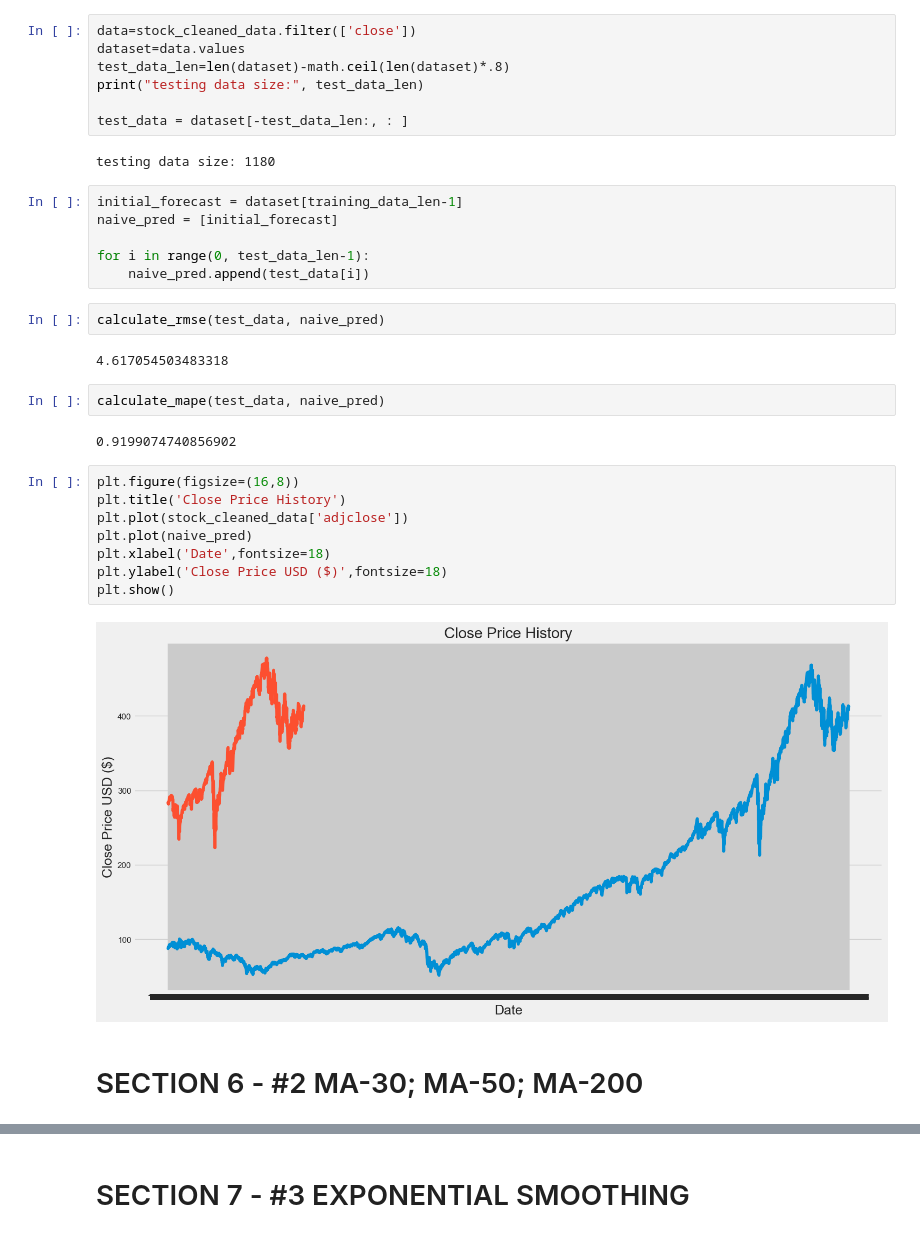
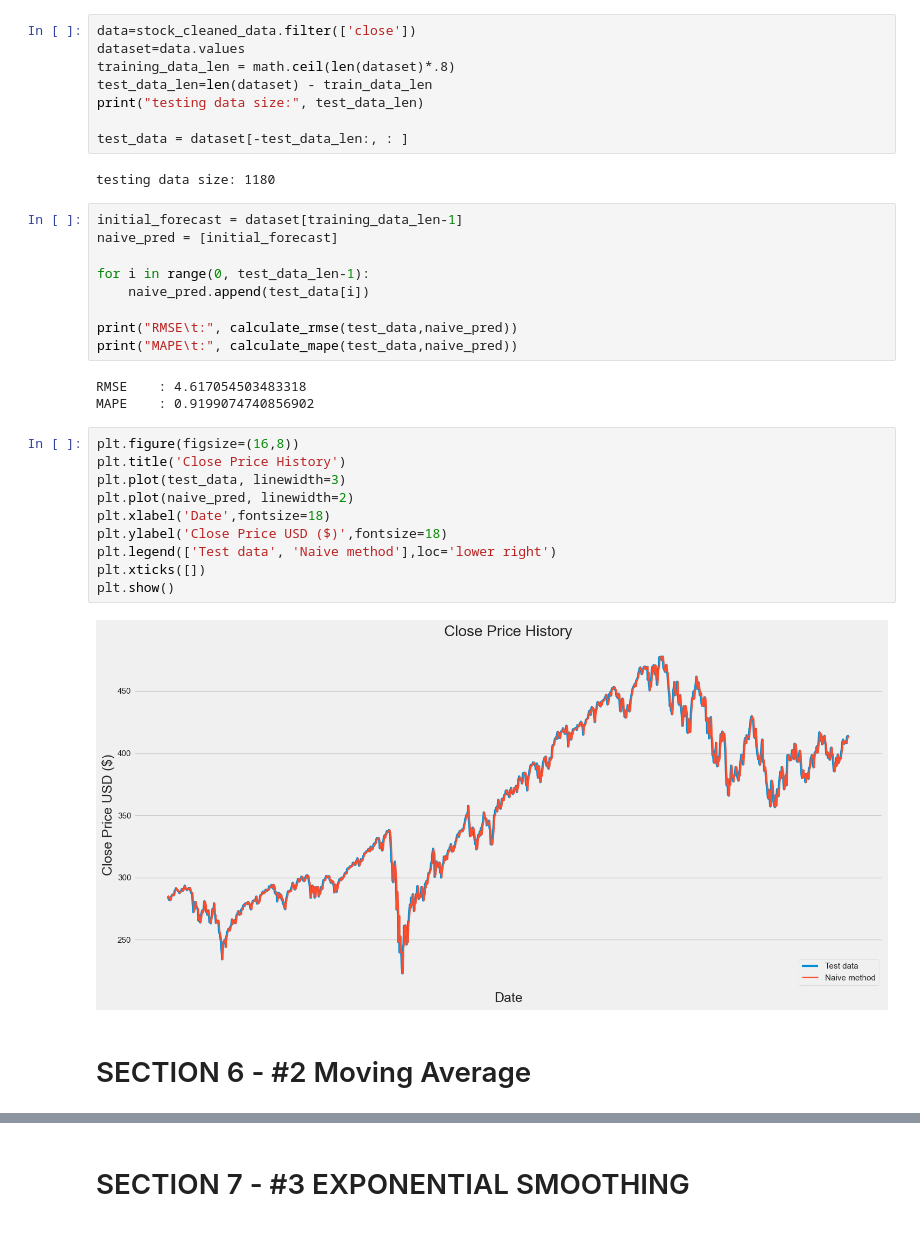
Before and after one commit to SC1015-A139-TEAM7/mini-project, a Jupyter notebook: src/SC1015_PROJECT_DRAFT1.ipynb, the cells around one changed output, grey strips where cells are left out. Saved outputs shown, nothing was run; the diff lists cells and outputs as text.

```diff
--- a/src/SC1015_PROJECT_DRAFT1.ipynb
+++ b/src/SC1015_PROJECT_DRAFT1.ipynb
@@ -137,7 +142,8 @@ for i in range(60,len(train_data)):
 # %%
 data=stock_cleaned_data.filter(['close'])
 dataset=data.values
-test_data_len=len(dataset)-math.ceil(len(dataset)*.8)
+training_data_len = math.ceil(len(dataset)*.8)
+test_data_len=len(dataset) - train_data_len
 print("testing data size:", test_data_len)
 
 test_data = dataset[-test_data_len:, : ]
@@ -149,24 +155,24 @@ naive_pred = [initial_forecast]
 
 for i in range(0, test_data_len-1):
     naive_pred.append(test_data[i])
+
+print("RMSE\t:", calculate_rmse(test_data,naive_pred))
+print("MAPE\t:", calculate_mape(test_data,naive_pred))
+# %% [output]
+RMSE    : 4.617054503483318
+MAPE    : 0.9199074740856902
-# %%
-calculate_rmse(test_data, naive_pred)
-# %% [output]
-4.617054503483318
-# %%
-calculate_mape(test_data, naive_pred)
-# %% [output]
-0.9199074740856902
 # %%
 plt.figure(figsize=(16,8))
 plt.title('Close Price History')
-plt.plot(stock_cleaned_data['adjclose'])
-plt.plot(naive_pred)
+plt.plot(test_data, linewidth=3)
+plt.plot(naive_pred, linewidth=2)
 plt.xlabel('Date',fontsize=18)
 plt.ylabel('Close Price USD ($)',fontsize=18)
+plt.legend(['Test data', 'Naive method'],loc='lower right')
+plt.xticks([])
 plt.show()
 # %% [output]
-[figure, old version]
+[figure, new version]
 # %% [markdown]
-# SECTION 6 - #2 MA-30; MA-50; MA-200
+# SECTION 6 - #2 Moving Average
 # %%
```
Also changed, not shown: parts of 57 cells of this notebook, 1 other file.
